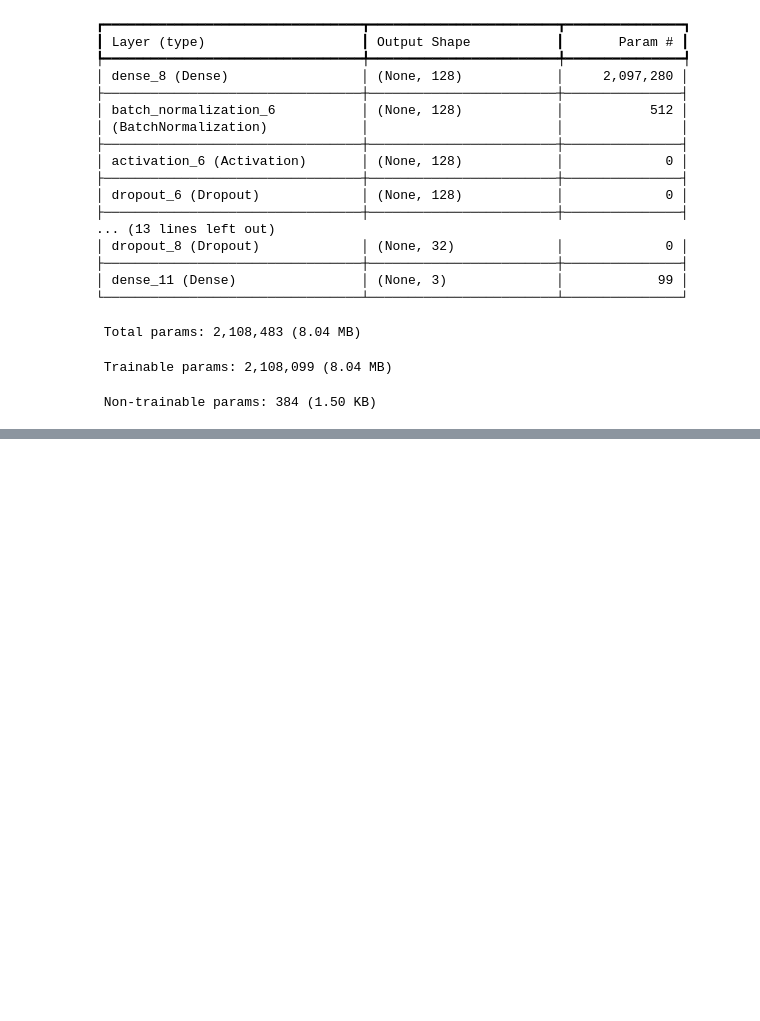
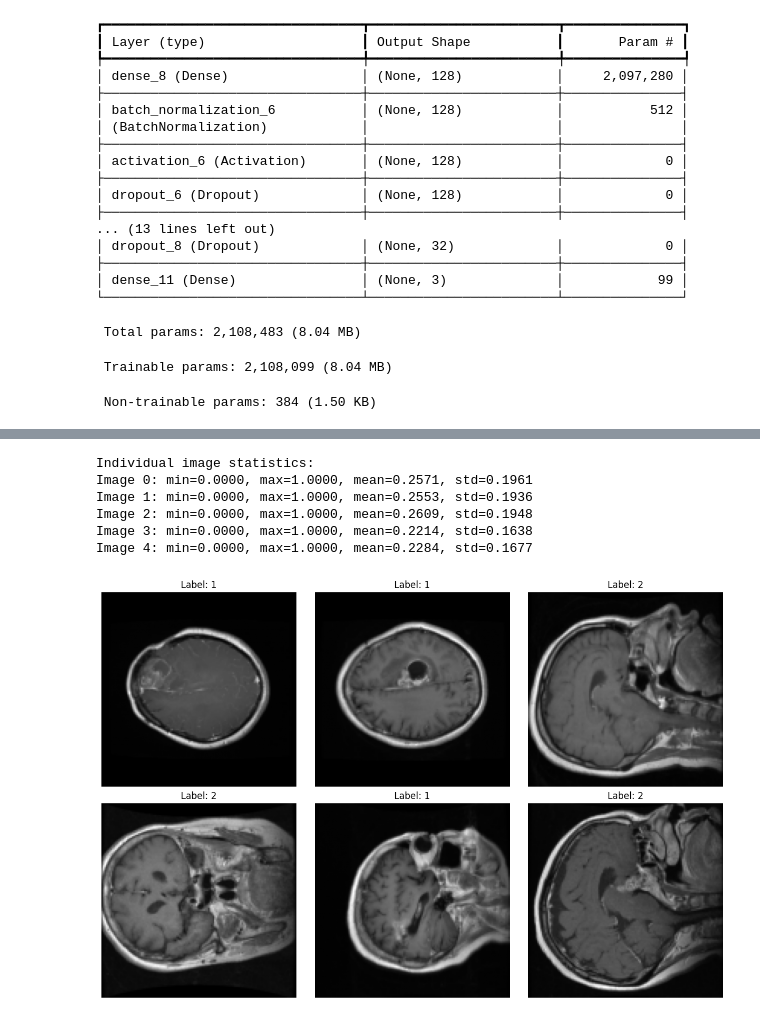
Before and after one commit to VanshitaRawat24/Brain_Tumor_Detection, a Jupyter notebook: notebooks/03_deep_learning_models.ipynb, the cells around one changed output, grey strips where cells are left out. Saved outputs shown, nothing was run; the diff lists cells and outputs as text; code cells hidden in the pictures; blank space fills up the shorter version.

```diff
--- a/notebooks/03_deep_learning_models.ipynb
+++ b/notebooks/03_deep_learning_models.ipynb
@@ -1329,0 +2620,45 @@ Macro F1        : 0.8040
+# %%
+print("Individual image statistics:")
+
+for i in range(5):
+    img = X_train_cnn[i]
+
+    print(
+        f"Image {i}: "
+        f"min={img.min():.4f}, "
+        f"max={img.max():.4f}, "
+        f"mean={img.mean():.4f}, "
+        f"std={img.std():.4f}"
+    )
+# %% [output]
+Individual image statistics:
+Image 0: min=0.0000, max=1.0000, mean=0.2571, std=0.1961
+Image 1: min=0.0000, max=1.0000, mean=0.2553, std=0.1936
+Image 2: min=0.0000, max=1.0000, mean=0.2609, std=0.1948
+Image 3: min=0.0000, max=1.0000, mean=0.2214, std=0.1638
+Image 4: min=0.0000, max=1.0000, mean=0.2284, std=0.1677
+# %%
+import matplotlib.pyplot as plt
+import numpy as np
+
+indices = np.random.choice(
+    len(X_train_cnn),
+    size=6,
+    replace=False
+)
+
+plt.figure(figsize=(12, 8))
+
+for i, idx in enumerate(indices):
+    plt.subplot(2, 3, i + 1)
+    plt.imshow(
+        X_train_cnn[idx].squeeze(),
+        cmap="gray"
+    )
+    plt.title(f"Label: {y_train_cnn[idx]}")
+    plt.axis("off")
+
+plt.tight_layout()
+plt.show()
+# %% [output]
+[figure, added]
```
Also changed, not shown: parts of 70 cells of this notebook, 12 other files.
